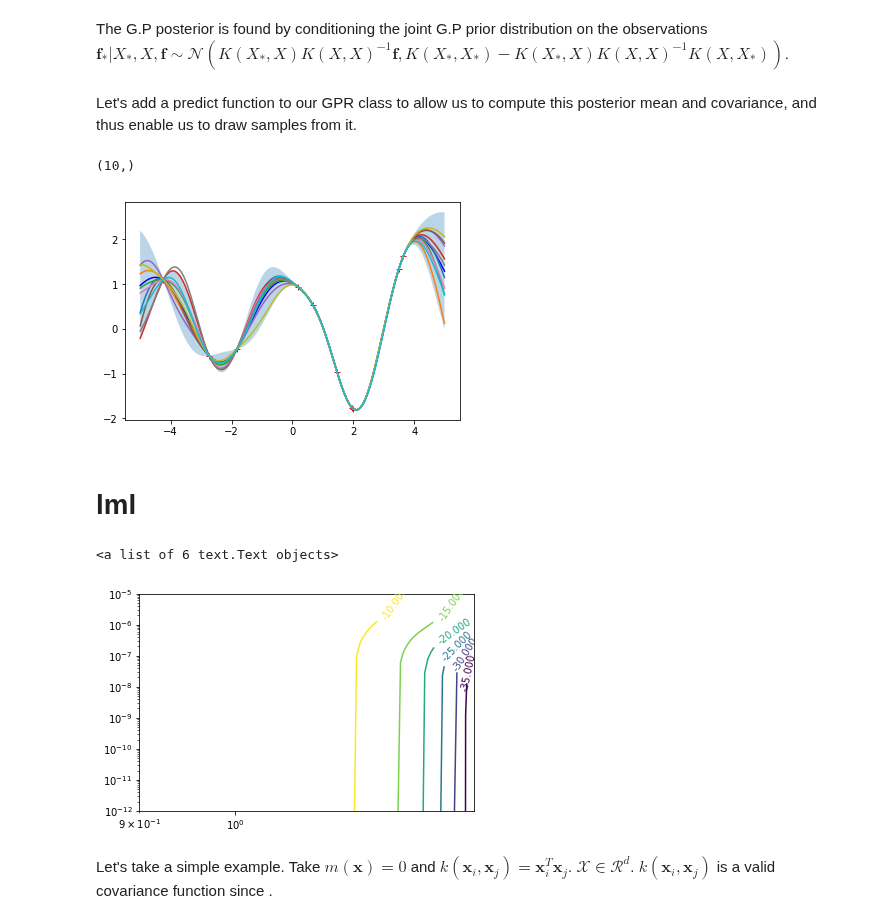
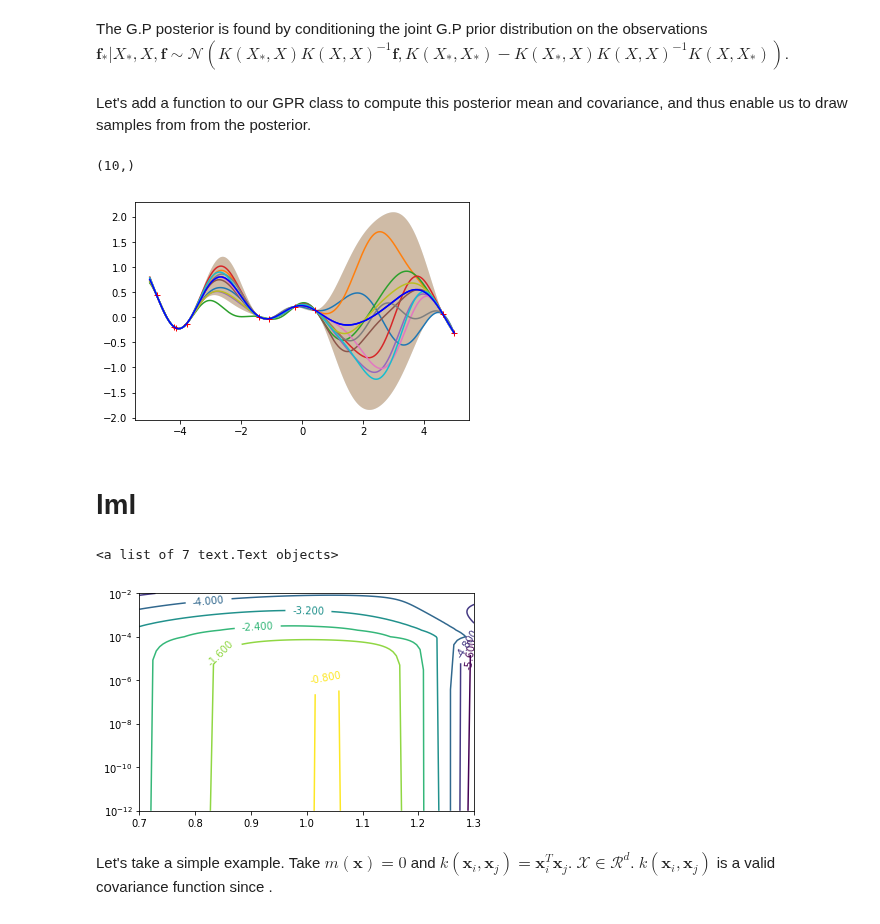
Before and after one commit to michaeloneill/GaussianProcesses, a Jupyter notebook: GPR_blog.ipynb, the cells around one changed output. Cells and saved outputs as stored; diff of their text form; code cells hidden in the pictures.

```diff
--- a/GPR_blog.ipynb
+++ b/GPR_blog.ipynb
@@ -58,3 +79,10 @@ class GPR():
+# %%
+def sample_prior(self, X_test, n_samples=1):
+    y_mean = np.zeros(X_test.shape[0])
+    y_cov = self._build_covariance_matrix(X_test)
+    y_cov[np.diag_indices_from(y_cov)] += 1e-12  # jitter
+    return self._sample_multivariate_gaussian(y_mean, y_cov, n_samples)
+GPR.sample_prior = sample_prior
 # %%
 X_test = np.arange(-5, 5, 0.005)[:, np.newaxis]
 n_samples = 10
@@ -75,4 +103,4 @@ $\begin{bmatrix} \mathbf{f} \\ \mathbf{f}_* \end{bmatrix} = \mathcal{N}\left(\ma
 The G.P posterior is found by conditioning the joint G.P prior distribution on the observations
 $\mathbf{f}_* | X_*, X, \mathbf{f} \sim \mathcal{N}\left(K(X_*, X)K(X, X)^{-1}\mathbf{f}, K(X_*, X_*) - K(X_*, X)K(X, X)^{-1}K(X, X_*)\right)$.
 # %% [markdown]
-Let's add a predict function to our GPR class to allow us to compute this posterior mean and covariance, and thus enable us to draw samples from it.
+Let's add a function to our GPR class to compute this posterior mean and covariance, and thus enable us to draw samples from from the posterior.
@@ -114,24 +129,3 @@ GPR.predict = predict
-# %%
-def sample_y(self, X, observations=None, n_samples=1):
-    if observations is None:
-        y_mean = np.zeros(X.shape[0])
-        y_cov = self._build_covariance_matrix(X)
-    else:
-        X_train, y_train = observations
-        y_mean, y_cov = self.predict(X_train, y_train, X_test)
-    y_cov[np.diag_indices_from(y_cov)] += 1e-12  # jitter
-    try:
-        L = np.linalg.cholesky(y_cov)
-    except np.linalg.LinAlgError as e:
-        e.args = ("The kernel, %s, is not returning a"
-                  "positive definite matrix. Try increasing"
-                  "the noise variance"
-                  % self.kernel,) + e.args
-        raise
-    u = np.random.randn(X.shape[0], n_samples)
-    z = np.dot(L, u) + y_mean[:, np.newaxis]
-    return z
-GPR.sample_y = sample_y
 # %%
 class SqExp():
     def __init__(self, length_scale=1.0):
@@ -144,27 +138,32 @@ class SqExp():
 gp = GPR(SqExp(1))
 # %%
 X_train = np.sort(np.random.uniform(-5, 5, 10))[:, np.newaxis]
-y_train = gp.sample_y(X_train)[:, 0]
+y_train = gp.sample_prior(X_train)
+y_train = y_train[:, 0]  # Only one sample
 # %%
 y_train.shape
 # %% [output]
 (10,)
 # %%
-y_pred_mean, y_pred_covar = gp.predict(X_train, y_train, X_test)
+y_samples, y_pred_mean, y_pred_covar = gp.sample_posterior(X_train, y_train, X_test, n_samples=10)
 # %%
-# compute 95% confidence interval from pointwise variances and plot
+# Plot poterior mean and 95% confidence interval.
 pointwise_variances = y_pred_covar.diagonal()
 error = 1.96 * np.sqrt(pointwise_variances)
+plt.plot(X_test, y_pred_mean, 'b')
+plt.fill_between(X_test[:, 0], y_pred_mean - error, y_pred_mean + error, alpha=0.3)
+
+# Plot samples from posterior
+plt.plot(X_test, y_samples)
+
+# Also plot our observations for comparison
 plt.plot(X_train[:, 0], y_train, 'r+')
 plt.plot(X_test, y_pred_mean, 'b')
 plt.fill_between(X_test[:, 0], y_pred_mean - error, y_pred_mean + error, alpha=0.3)
 
-y_sampled = gp.sample_y(X_test, (X_train, y_train), 10)
-plt.plot(X_test, y_sampled)
-#plt.title('{} kernel'.format(kernel_name))
 plt.show()
 # %% [output]
-[figure, old version]
+[figure, new version]
 # %% [markdown]
 # lml
 # %%
@@ -204,13 +198,13 @@ Z = np.array(list(map(lambda x: gp.log_marginal_likelihood(X_train, y_train, the
 Z = Z.reshape((X.shape))
 # %%
 fig, ax = plt.subplots()
-ax.set_xscale('log')
+#ax.set_xscale('log')
 ax.set_yscale('log')
 CS = ax.contour(X, Y, Z)
 plt.clabel(CS, inline=1, fontsize=10)
 # %% [output]
-<a list of 6 text.Text objects>
+<a list of 7 text.Text objects>
-[figure, old version]
+[figure, new version]
 # %% [markdown]
 Let's take a simple example. Take $m(\mathbf{x})=0$ and $k(\mathbf{x}_i, \mathbf{x}_j) = \mathbf{x}_i^T\mathbf{x}_j$. $\mathcal{X} \in \mathcal{R}^d$. $k(\mathbf{x}_i, \mathbf{x}_j)$ is a valid covariance function since .
 # %% [markdown]
```
Also changed, not shown: parts of 10 cells of this notebook.
